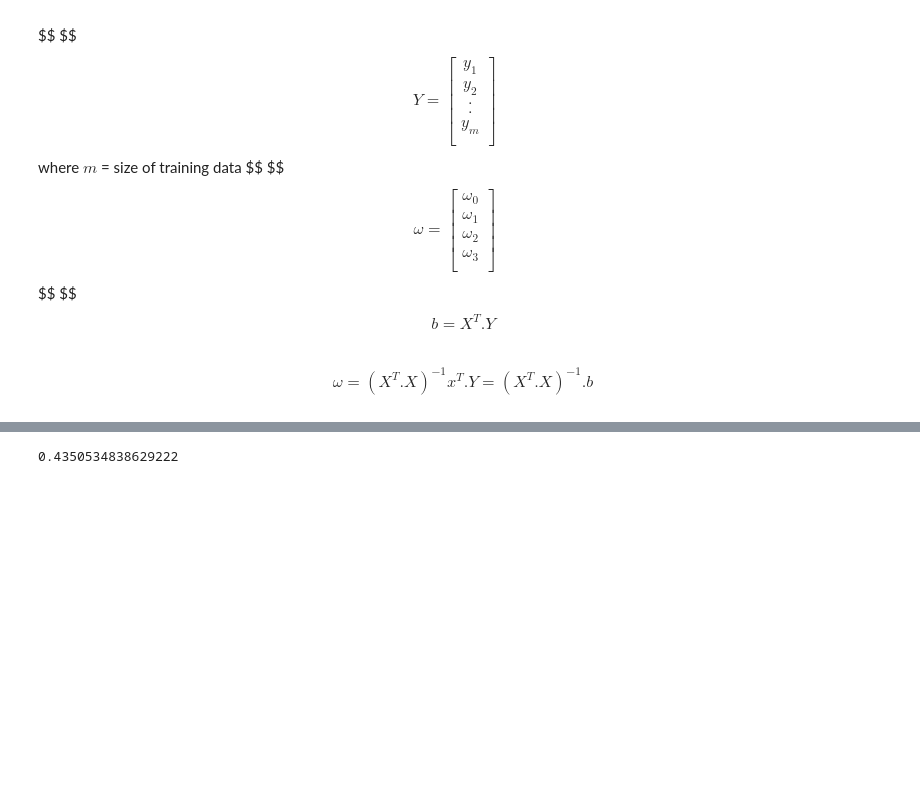
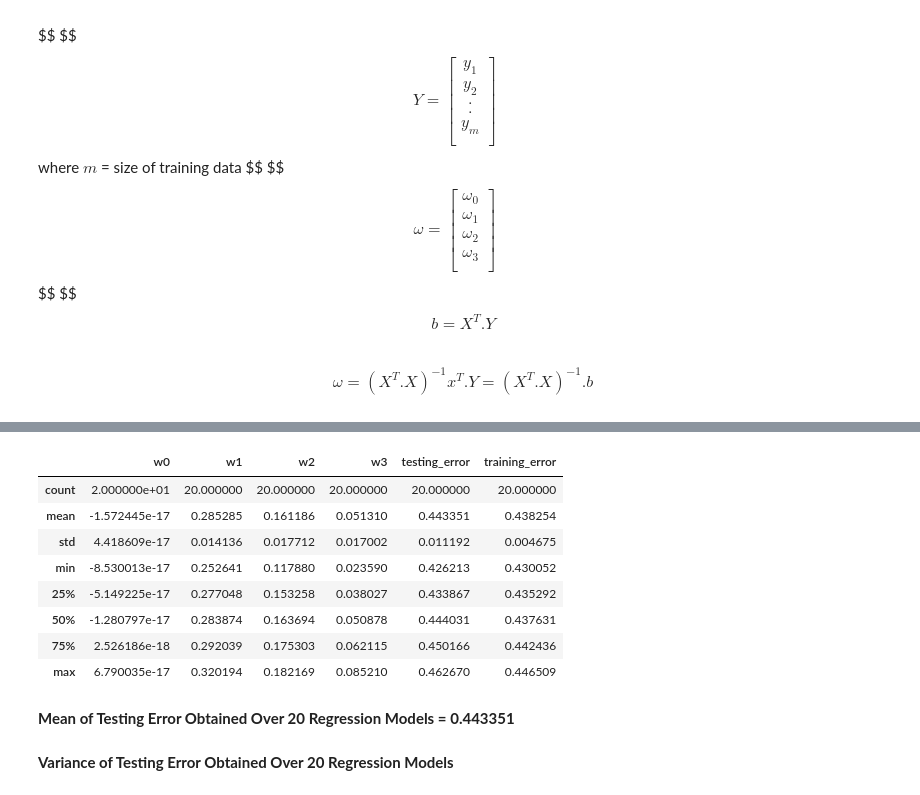
Before and after one commit to revanthmopidevi/DS-Assignments, a Jupyter notebook: Regression/A2/A2_NE.ipynb, the cells around one changed output, grey strips where cells are left out. Drawn from its saved outputs; the diff is of its cells as text; code cells hidden in the pictures; blank space fills up the shorter version.

```diff
--- a/Regression/A2/A2_NE.ipynb
+++ b/Regression/A2/A2_NE.ipynb
@@ -234,7 +253,19 @@ final_model.models
 # %%
-final_model.models.testing_error.mean()
+final_model.models.describe()
 # %% [output]
-0.4350534838629222
+|  | w0 | w1 | w2 | w3 | testing_error | training_error |
+| count | 2.000000e+01 | 20.000000 | 20.000000 | 20.000000 | 20.000000 | 20.000000 |
+| mean | -1.572445e-17 | 0.285285 | 0.161186 | 0.051310 | 0.443351 | 0.438254 |
+| std | 4.418609e-17 | 0.014136 | 0.017712 | 0.017002 | 0.011192 | 0.004675 |
+| min | -8.530013e-17 | 0.252641 | 0.117880 | 0.023590 | 0.426213 | 0.430052 |
+| 25% | -5.149225e-17 | 0.277048 | 0.153258 | 0.038027 | 0.433867 | 0.435292 |
+| 50% | -1.280797e-17 | 0.283874 | 0.163694 | 0.050878 | 0.444031 | 0.437631 |
+| 75% | 2.526186e-18 | 0.292039 | 0.175303 | 0.062115 | 0.450166 | 0.442436 |
+| max | 6.790035e-17 | 0.320194 | 0.182169 | 0.085210 | 0.462670 | 0.446509 |
+# %% [markdown]
+__Mean of Testing Error Obtained Over 20 Regression Models = 0.443351__
+# %% [markdown]
+__Variance of Testing Error Obtained Over 20 Regression Models__
 # %%
 final_model.models.testing_error.var()
 # %% [output]
```
Also changed, not shown: parts of 20 cells of this notebook.
